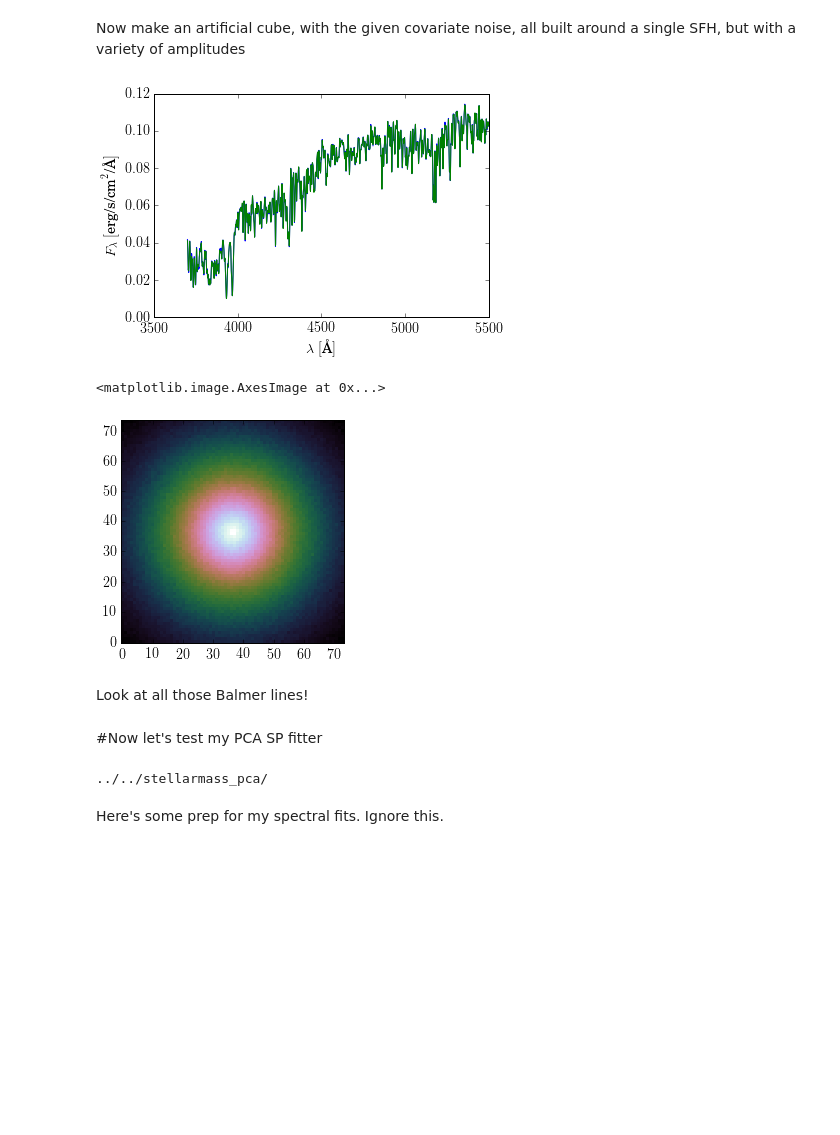
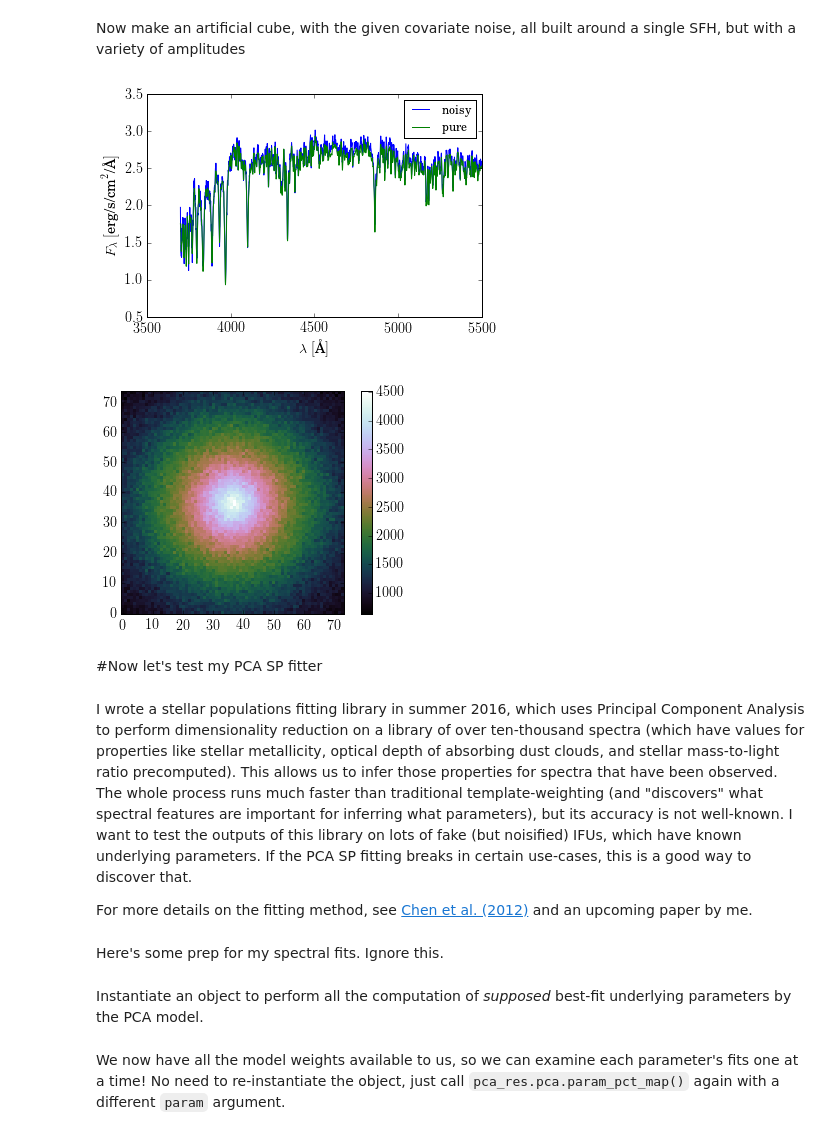
Before and after one commit to zpace/zaphod, a Jupyter notebook: zaphod/zaphod_example.ipynb, the cells around one changed output. Cells and saved outputs as stored; diff of their text form; code cells hidden in the pictures; blank space fills up the shorter version.

```diff
--- a/zaphod/zaphod_example.ipynb
+++ b/zaphod/zaphod_example.ipynb
@@ -20,12 +33,13 @@ import cPickle as pkl
 # %%
 pca = pkl.load(open('../../stellarmass_pca/pca.pkl', 'r'))
 # %%
-sfh_spec = pca.trn_spectra[1]
+i = 55 # pick a SFH
+sfh_spec = pca.trn_spectra[i]
 sfh_logl = pca.logl
 
 spec_cov = np.load('bc03/manga_cov_for_model.npy')
 # %%
-param = 'D4000'
-param_real = pca.metadata[param][1]
+param = 'MWA' # pick a parameter to focus on
+param_real = pca.metadata[param][i]
 print param, param_real
 # %% [output]
@@ -40,39 +54,31 @@ Instantiate a `FakeIFU` object, with the parameters you're trying to fit for. Al
 # %%
 fake_ifu = fake.FakeIFU.SingleSFH(
     logl=sfh_logl, dlogl=1.0e-4, spec=sfh_spec,
-    true_params=[Mstar_real], param_names=['MWA'],
-    F_max=1.0e4, K=spec_cov)
+    true_params=[param_real], param_names=[param],
+    F_max=500, K=spec_cov, SNmax=60.)
 # %% [markdown]
 Now make an artificial cube, with the given covariate noise, all built around a single SFH, but with a variety of amplitudes
 # %%
 cube = fake_ifu.make_datacube()
-plt.plot(10.**sfh_logl, cube[:, 37, 37])
-plt.plot(10.**sfh_logl, fake_ifu.true_spectra[:, 37, 37])
+plt.plot(10.**sfh_logl, cube[:, 37, 37], label='noisy')
+plt.plot(10.**sfh_logl, fake_ifu.true_spectra[:, 37, 37], label='pure')
+plt.legend(loc='best')
 plt.xlabel(r'$\lambda~[\textrm{\AA}]$')
 plt.ylabel(r'$F_{\lambda}~[\textrm{erg/s/cm}^2\textrm{/\AA}]$')
 plt.show()
 # %% [output]
-[figure, old version]
+[figure, new version]
 # %%
 dlogl = 1.0e-4
 l_l = 10.**(fake_ifu.logl - dlogl/2.)
 l_u = 10.**(fake_ifu.logl + dlogl/2.)
 dl = l_u - l_l
 plt.imshow(
     (cube * dl[..., None, None]).sum(axis=0),
     aspect='equal')
+plt.colorbar()
+plt.show()
 # %% [output]
-<matplotlib.image.AxesImage at 0x...>
-[figure, old version]
+[figure, new version]
-# %% [markdown]
-Look at all those Balmer lines!
 # %% [markdown]
 #Now let's test my PCA SP fitter
-# %%
-import sys
-if '../../stellarmass_pca/' not in sys.path:
-    sys.path.append('../../stellarmass_pca/')
-print sys.path[-1]
-# this is where all my SP fitting code lives
-# %% [output]
-../../stellarmass_pca/
@@ -83,3 +85,7 @@ from astropy.cosmology import WMAP9 as cosmo
+# %% [markdown]
+I wrote a stellar populations fitting library in summer 2016, which uses Principal Component Analysis to perform dimensionality reduction on a library of over ten-thousand spectra (which have values for properties like stellar metallicity, optical depth of absorbing dust clouds, and stellar mass-to-light ratio precomputed). This allows us to infer those properties for spectra that have been observed. The whole process runs much faster than traditional template-weighting (and "discovers" what spectral features are important for inferring what parameters), but its accuracy is not well-known. I want to test the outputs of this library on lots of fake (but noisified) IFUs, which have known underlying parameters. If the PCA SP fitting breaks in certain use-cases, this is a good way to discover that.
+
+For more details on the fitting method, see [Chen et al. (2012)](http://adsabs.harvard.edu/abs/2012MNRAS.421..314C) and an upcoming paper by me.
 # %% [markdown]
 Here's some prep for my spectral fits. Ignore this.
 # %%
@@ -86,10 +95,14 @@ Here's some prep for my spectral fits. Ignore this.
 cov = Cov_Obs(
     cov=fake_ifu.K, lllim=10.**sfh_logl[0],
     dlogl=1.0e-4, nobj=0, SB_r_mean=0.)
+# %% [markdown]
+Instantiate an object to perform all the computation of _supposed_ best-fit underlying parameters by the PCA model.
 # %%
 pca_res = find_pcs.Test_PCA_Result(
     pca=pca, K_obs=cov, cosmo=cosmo, fake_ifu=fake_ifu,
     objname = 'FAKE')
+# %% [markdown]
+We now have all the model weights available to us, so we can examine each parameter's fits one at a time! No need to re-instantiate the object, just call `pca_res.pca.param_pct_map()` again with a different `param` argument.
 # %%
 param_fit = pca_res.pca.param_pct_map(
     param, pca_res.w, [50.])[0, ...]
```
Also changed, not shown: parts of 9 cells of this notebook.
